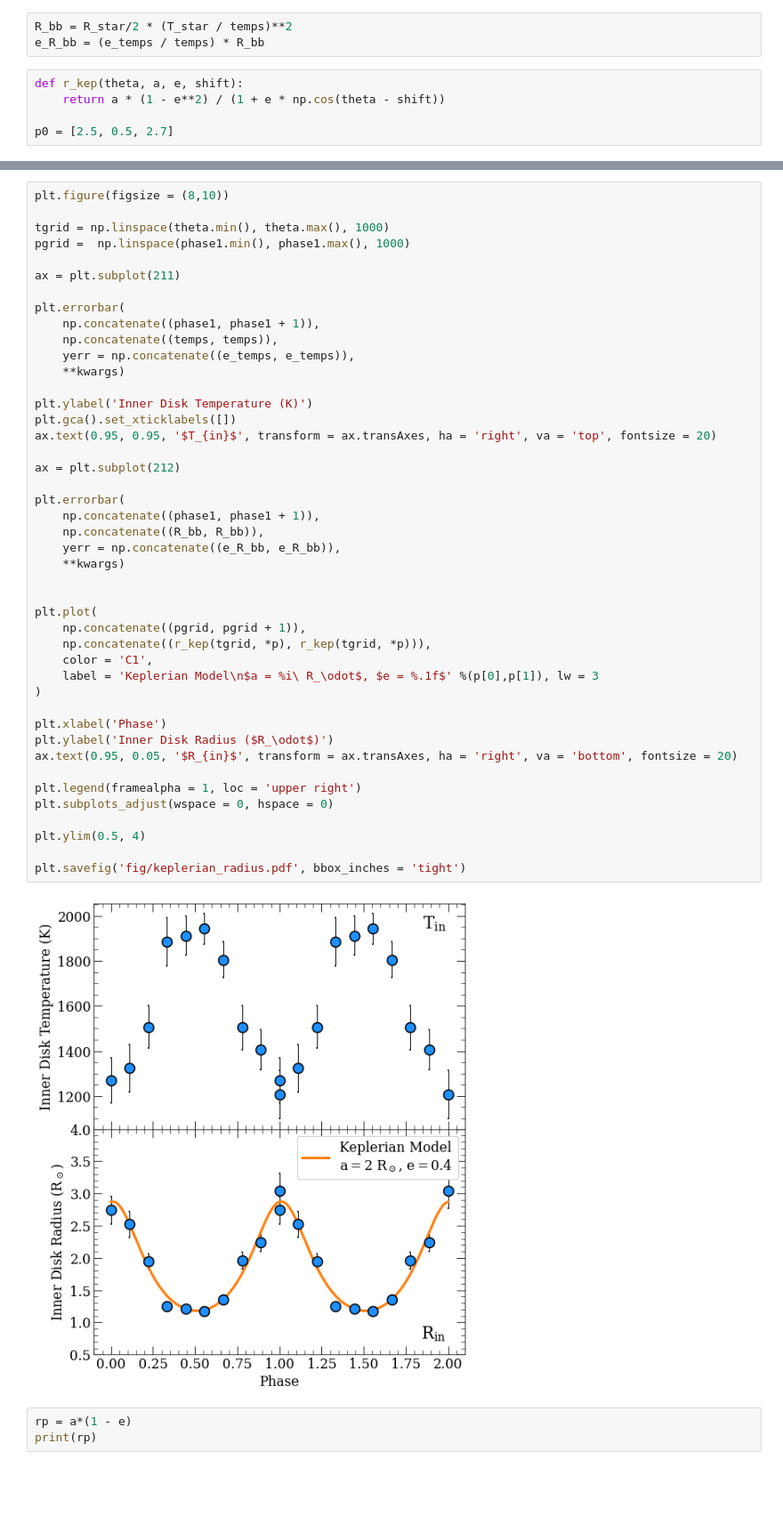
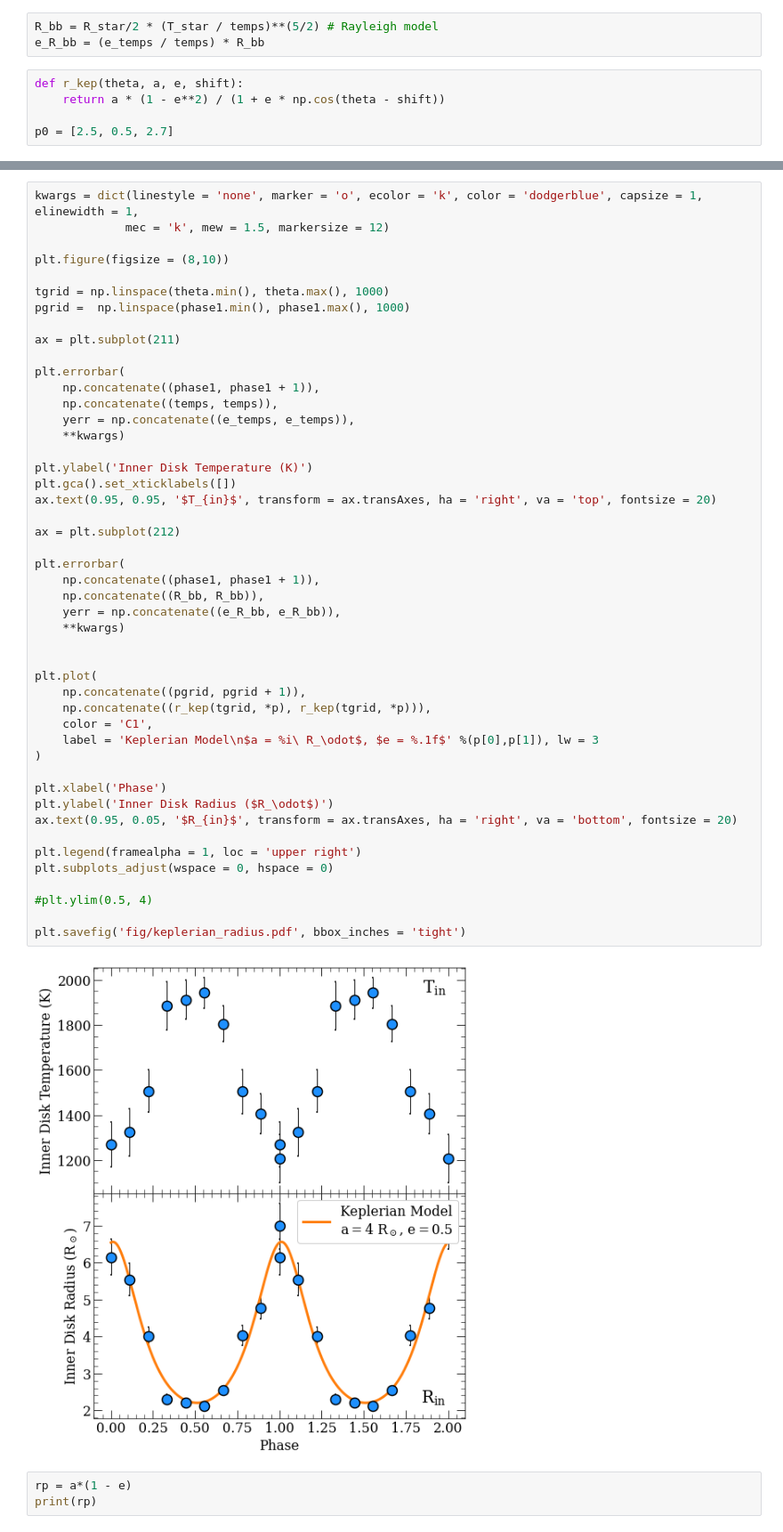
Before and after one commit to renlliang3/d62, a Jupyter notebook: 03_wise_lc_pm.ipynb, the cells around one changed output, grey strips where cells are left out. Shown at 89% size. Saved outputs shown, nothing was run; the diff lists cells and outputs as text; blank space fills up the shorter version.

```diff
--- a/03_wise_lc_pm.ipynb
+++ b/03_wise_lc_pm.ipynb
@@ -958,7 +958,7 @@ plt.xlabel('Phase')
 Text(0.5, 0, 'Phase')
 [figure]
 # %%
-R_bb = R_star/2 * (T_star / temps)**2
+R_bb = R_star/2 * (T_star / temps)**(5/2) # Rayleigh model
 e_R_bb = (e_temps / temps) * R_bb
 # %%
 def r_kep(theta, a, e, shift):
@@ -987,4 +987,7 @@ Text(0, 0.5, 'Radius')
 # %%
+kwargs = dict(linestyle = 'none', marker = 'o', ecolor = 'k', color = 'dodgerblue', capsize = 1, elinewidth = 1,
+             mec = 'k', mew = 1.5, markersize = 12)
+
 plt.figure(figsize = (8,10))
 
 tgrid = np.linspace(theta.min(), theta.max(), 1000)
@@ -1001,35 +1004,35 @@ plt.errorbar(
 plt.ylabel('Inner Disk Temperature (K)')
 plt.gca().set_xticklabels([])
 ax.text(0.95, 0.95, '$T_{in}$', transform = ax.transAxes, ha = 'right', va = 'top', fontsize = 20)
 
 ax = plt.subplot(212)
 
 plt.errorbar(
     np.concatenate((phase1, phase1 + 1)),
     np.concatenate((R_bb, R_bb)),
     yerr = np.concatenate((e_R_bb, e_R_bb)),
     **kwargs)
 
 
 plt.plot(
     np.concatenate((pgrid, pgrid + 1)),
     np.concatenate((r_kep(tgrid, *p), r_kep(tgrid, *p))),
     color = 'C1',
     label = 'Keplerian Model\n$a = %i\ R_\odot$, $e = %.1f$' %(p[0],p[1]), lw = 3
 )
 
 plt.xlabel('Phase')
 plt.ylabel('Inner Disk Radius ($R_\odot$)')
 ax.text(0.95, 0.05, '$R_{in}$', transform = ax.transAxes, ha = 'right', va = 'bottom', fontsize = 20)
 
 plt.legend(framealpha = 1, loc = 'upper right')
 plt.subplots_adjust(wspace = 0, hspace = 0)
 
-plt.ylim(0.5, 4)
+#plt.ylim(0.5, 4)
 
 plt.savefig('fig/keplerian_radius.pdf', bbox_inches = 'tight')
 # %% [output]
-[figure, old version]
+[figure, new version]
 # %%
 rp = a*(1 - e)
 print(rp)
```
Also changed, not shown: parts of 2 cells of this notebook, 2 other files.
